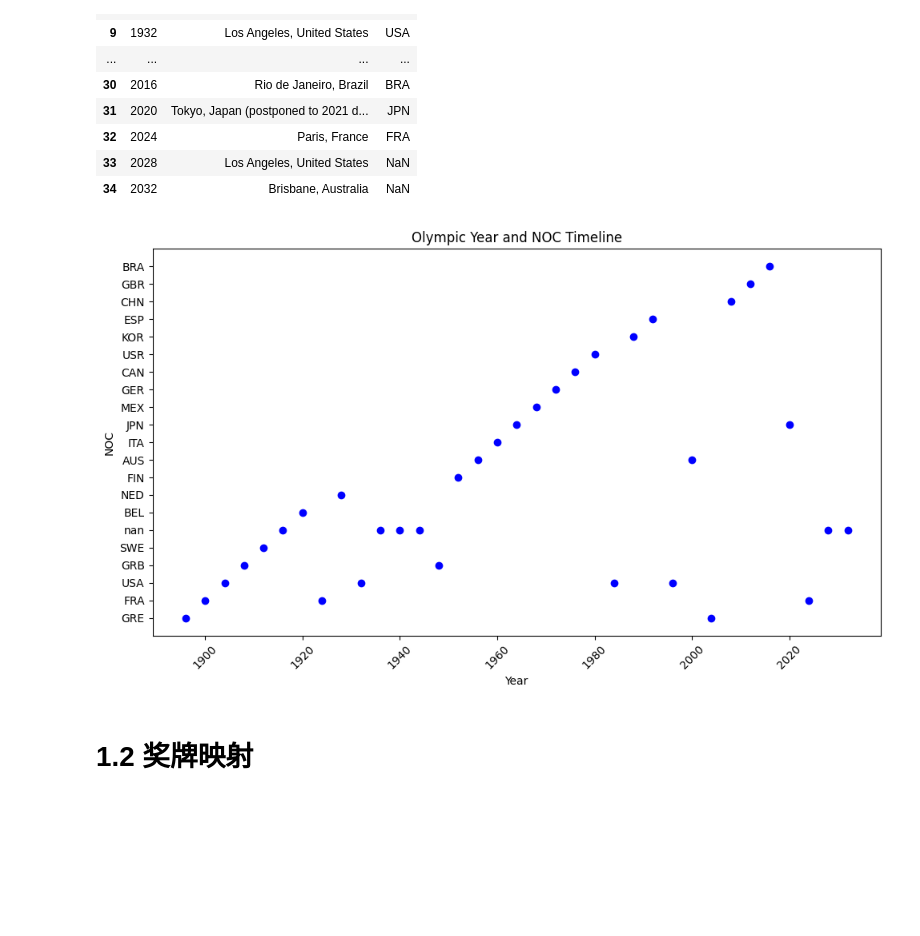
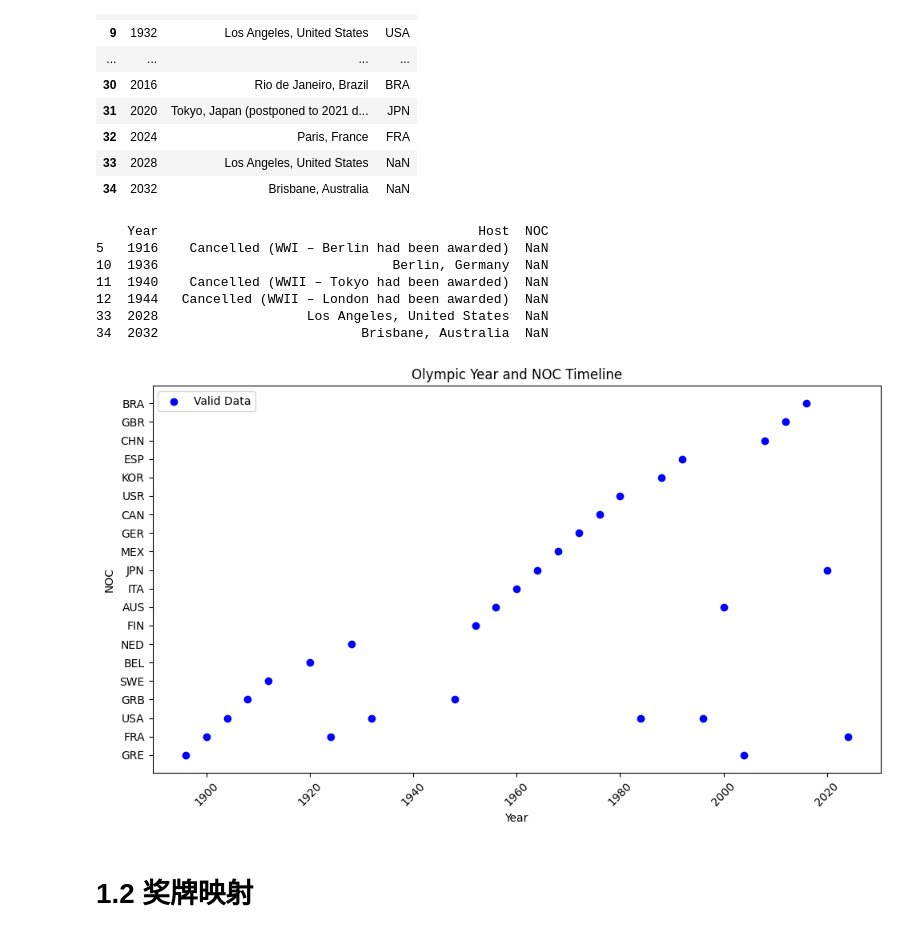
Before and after one commit to rainbowyuyu/MCM, a Jupyter notebook: model_and_code/data_processing.ipynb, the cells around one changed output. Saved outputs shown, nothing was run; the diff lists cells and outputs as text; code cells hidden in the pictures; blank space fills up the shorter version.

```diff
--- a/model_and_code/data_processing.ipynb
+++ b/model_and_code/data_processing.ipynb
@@ -45,22 +356,40 @@ hosts
 | 33 | 2028 | Los Angeles, United States | NaN |
 | 34 | 2032 | Brisbane, Australia | NaN |
 # %%
+# 创建一个图形
 plt.figure(figsize=(10, 6))
 
-# Plot the data as a scatter plot (no connecting lines)
-plt.scatter(hosts['Year'], hosts['NOC'], color='b', marker='o')
+# 绘制正常的数据点
+valid_data = hosts.dropna()  # 去掉NaN值的数据
+plt.scatter(valid_data['Year'], valid_data['NOC'], color='b', marker='o', label='Valid Data')
 
-# Set plot title and labels
+# 找到 'Year' 或 'NOC' 列有NaN的行
+invalid_data = hosts[hosts['Year'].isna() | hosts['NOC'].isna()]  # 确保检查 'Year' 或 'NOC' 中的NaN
+
+# 输出NaN数据
+print(invalid_data)
+
+# 设置图标题和标签
 plt.title('Olympic Year and NOC Timeline')
 plt.xlabel('Year')
 plt.ylabel('NOC')
 plt.xticks(rotation=45)
 plt.tight_layout()
 
-# Display the plot
+# 添加图例
+plt.legend()
+
+# 显示图形
 plt.show()
 # %% [output]
+    Year                                         Host  NOC
+5   1916    Cancelled (WWI – Berlin had been awarded)  NaN
+10  1936                              Berlin, Germany  NaN
+11  1940    Cancelled (WWII – Tokyo had been awarded)  NaN
+12  1944   Cancelled (WWII – London had been awarded)  NaN
+33  2028                   Los Angeles, United States  NaN
+34  2032                          Brisbane, Australia  NaN
-[figure, old version]
+[figure, new version]
 # %% [markdown]
 # 1.2 奖牌映射
 # %%
```
Also changed, not shown: parts of 14 cells of this notebook, 2 other files.
